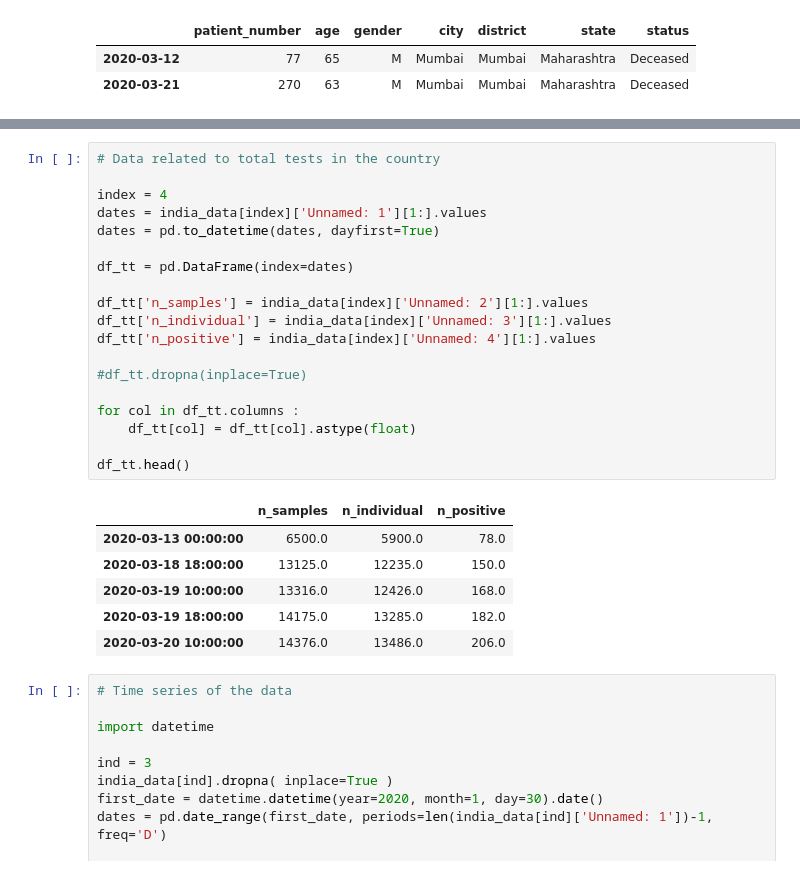
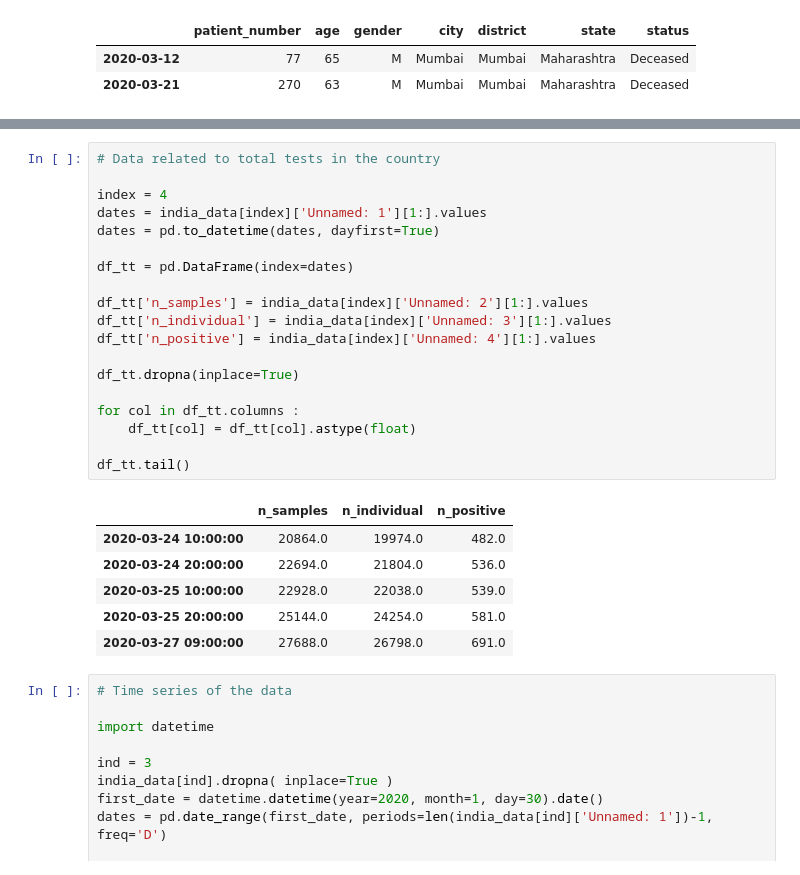
Before and after one commit to ahmadryan/covid19, a Jupyter notebook: coronavirus_quick_model2.ipynb, the cells around one changed output, grey strips where cells are left out. Drawn from its saved outputs; the diff is of its cells as text.

```diff
--- a/coronavirus_quick_model2.ipynb
+++ b/coronavirus_quick_model2.ipynb
@@ -131,29 +127,29 @@ df_sw.head()
 # %%
 # Data related to total tests in the country
 
 index = 4
 dates = india_data[index]['Unnamed: 1'][1:].values
 dates = pd.to_datetime(dates, dayfirst=True)
 
 df_tt = pd.DataFrame(index=dates)
 
 df_tt['n_samples'] = india_data[index]['Unnamed: 2'][1:].values
 df_tt['n_individual'] = india_data[index]['Unnamed: 3'][1:].values
 df_tt['n_positive'] = india_data[index]['Unnamed: 4'][1:].values
 
-#df_tt.dropna(inplace=True)
+df_tt.dropna(inplace=True)
 
 for col in df_tt.columns :
     df_tt[col] = df_tt[col].astype(float)
 
-df_tt.head()
+df_tt.tail()
 # %% [output]
 |  | n_samples | n_individual | n_positive |
-| 2020-03-13 00:00:00 | 6500.0 | 5900.0 | 78.0 |
-| 2020-03-18 18:00:00 | 13125.0 | 12235.0 | 150.0 |
-| 2020-03-19 10:00:00 | 13316.0 | 12426.0 | 168.0 |
-| 2020-03-19 18:00:00 | 14175.0 | 13285.0 | 182.0 |
-| 2020-03-20 10:00:00 | 14376.0 | 13486.0 | 206.0 |
+| 2020-03-24 10:00:00 | 20864.0 | 19974.0 | 482.0 |
+| 2020-03-24 20:00:00 | 22694.0 | 21804.0 | 536.0 |
+| 2020-03-25 10:00:00 | 22928.0 | 22038.0 | 539.0 |
+| 2020-03-25 20:00:00 | 25144.0 | 24254.0 | 581.0 |
+| 2020-03-27 09:00:00 | 27688.0 | 26798.0 | 691.0 |
 # %%
 # Time series of the data
 
```
Also changed, not shown: parts of 11 cells of this notebook.
